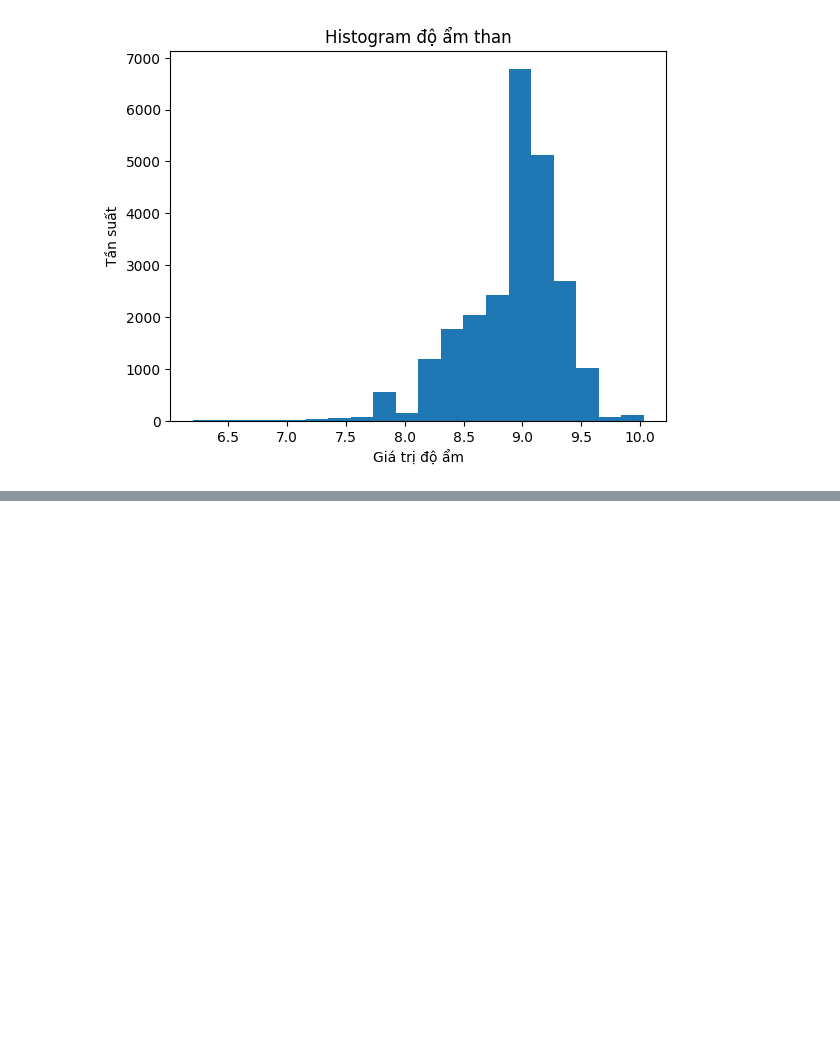
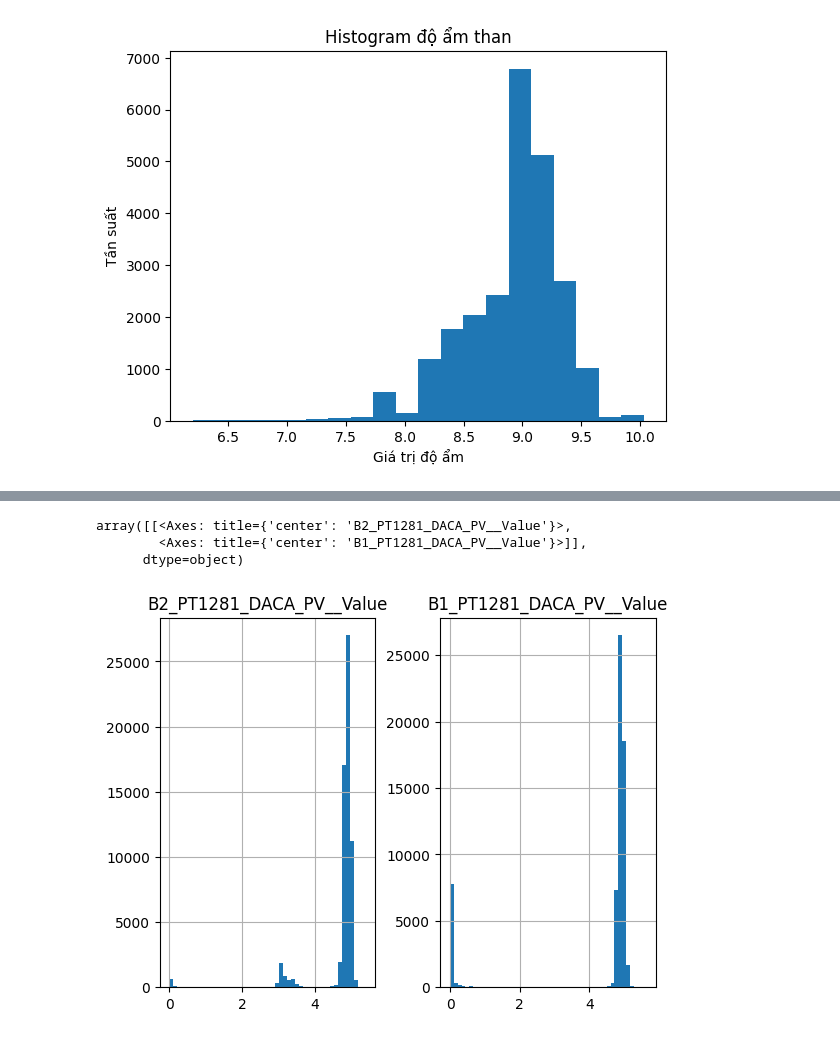
Before and after one commit to estec-digital/LDA---ML--RnD, a Jupyter notebook: ai/notebooks/LAD.ipynb, the cells around one changed output, grey strips where cells are left out. Cells and saved outputs as stored; diff of their text form; code cells hidden in the pictures; blank space fills up the shorter version.

```diff
--- a/ai/notebooks/LAD.ipynb
+++ b/ai/notebooks/LAD.ipynb
@@ -362,0 +150,21 @@ plt.show()
+# %%
+use_cols = [
+    "CronTime",
+    "B1_PT1281_DACA_PV__Value",
+    "B2_PT1281_DACA_PV__Value",
+]
+result = []
+
+for chunk in pd.read_csv(
+    r"D:\LDA\LDA---ML--RnD\ai\data\_DCS_Items__202512051333.csv",
+    usecols=use_cols,
+    chunksize=300_000,
+):
+    chunk["CronTime"] = pd.to_datetime(chunk["CronTime"])
+    chunk = chunk.set_index("CronTime")
+    resampled = chunk.resample("5min").mean()
+    result.append(resampled)
+
+df_5min = pd.concat(result)
+
+df_5min
@@ -362,0 +209,7 @@ plt.show()
+# %%
+df_5min.hist(bins=50)
+# %% [output]
+array([[<Axes: title={'center': 'B2_PT1281_DACA_PV__Value'}>,
+        <Axes: title={'center': 'B1_PT1281_DACA_PV__Value'}>]],
+      dtype=object)
+[figure, added]
```
Also changed, not shown: parts of 37 cells of this notebook.
